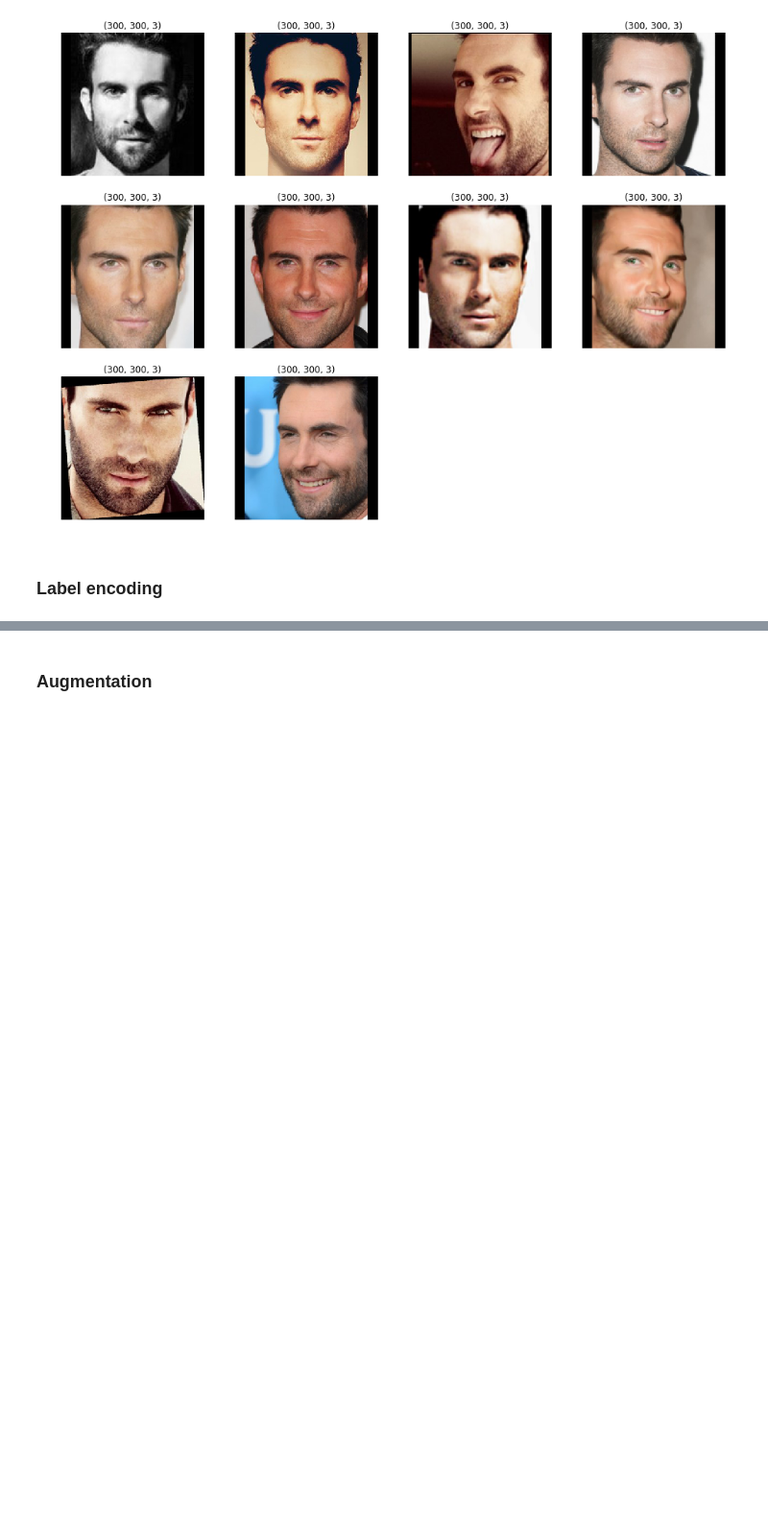
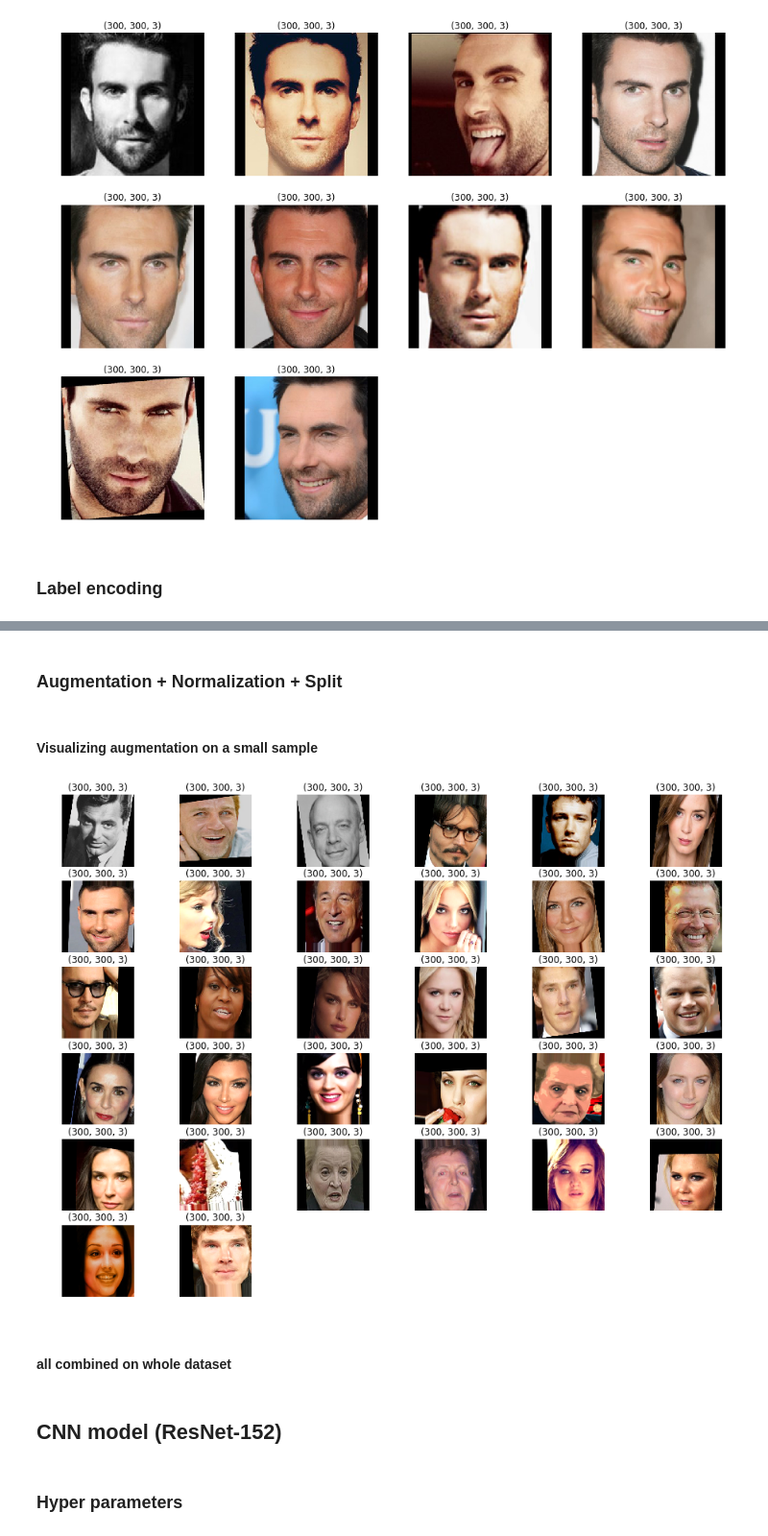
Before and after one commit to WingOfFlame/Kaggle-celebrity, a Jupyter notebook: ResNet152.ipynb, the cells around one changed output, grey strips where cells are left out. Shown at 96% size. Drawn from its saved outputs; the diff is of its cells as text; code cells hidden in the pictures; blank space fills up the shorter version.

```diff
--- a/ResNet152.ipynb
+++ b/ResNet152.ipynb
@@ -84,7 +106,8 @@ adam_levine
 # %% [markdown]
 ### Pad to same size
 # %%
-def pad2sqr(im, desired_size = 300):
+def pad2sqr(img, desired_size = 300):
+    im = Image.fromarray(img)
     old_size = im.size  # old_size[0] is in (width, height) format
     ratio = float(desired_size)/max(old_size)
 
@@ -100,7 +123,7 @@ def pad2sqr(im, desired_size = 300):
     new_im.paste(im, ((desired_size-new_size[0])//2,
                         (desired_size-new_size[1])//2))
 
-    return new_im
+    return np.array(new_im)
 # %%
 for i in range(len(images)):
     padded = pad2sqr(images[i], 300)
@@ -127,4 +164,6 @@ for i in range(len(images[:10])):
 ### Label encoding
 # %%
 # Encode labels to one hot vectors (ex : 2 -> [0,0,1,0,0,0,0,0,0,0])
-names = to_categorical(names, num_classes = 98)
+le = preprocessing.LabelEncoder()
+le.fit(names)
+encoded_names = to_categorical(le.transform(names), num_classes = 98)
@@ -140,2 +184,44 @@ Y_test = names[test_index]
 # %% [markdown]
-### Augmentation
+### Augmentation + Normalization + Split
+# %% [markdown]
+#### Visualizing augmentation on a small sample
+# %%
+sample_images = images[::10]
+sample_names = encoded_names[::10]
+# %%
+sample_gen = ImageDataGenerator(
+         rotation_range=10,
+        width_shift_range=0.15,
+        height_shift_range=0.15,
+        brightness_range=(0.8,1.2),
+        shear_range=0.2,
+        zoom_range=0.1,
+        channel_shift_range=0.2,
+        fill_mode='nearest',
+        cval=0.,
+        horizontal_flip=True,
+        vertical_flip=False,
+        rescale=None,
+        preprocessing_function=None,
+        data_format="channels_last"
+)
+sample_gen.fit(sample_images)
+# %%
+# I dont completely understand how flow() works yet, based on my experiement it loops forever
+for batch in sample_gen.flow(sample_images,sample_names):
+    figure = plt.figure(figsize=(16, 12))
+
+    rows = 6
+    cols = 6
+    cols = len(batch[0]) // rows +1
+
+    for i in range(len(batch[0])):
+        subplot = figure.add_subplot(rows, cols, i+1)
+        subplot.axis('Off')
+        subplot.set_title(batch[0][i].shape, fontsize=12)
+        plt.imshow(batch[0][i].astype(np.uint8),cmap='gray')
+    break
+# %% [output]
+[figure, added]
+# %% [markdown]
+#### all combined on whole dataset
@@ -141,0 +255,4 @@ Y_test = names[test_index]
+# %% [markdown]
+## CNN model (ResNet-152)
+# %% [markdown]
+### Hyper parameters
```
Also changed, not shown: parts of 28 cells of this notebook.
